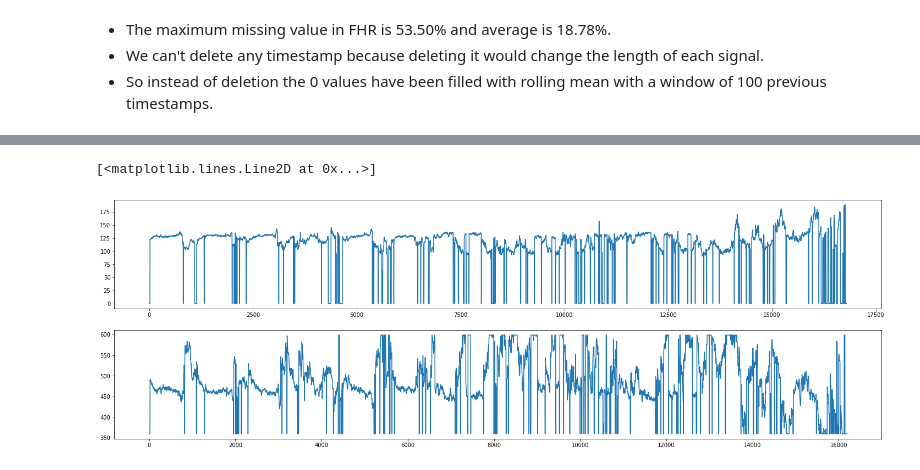
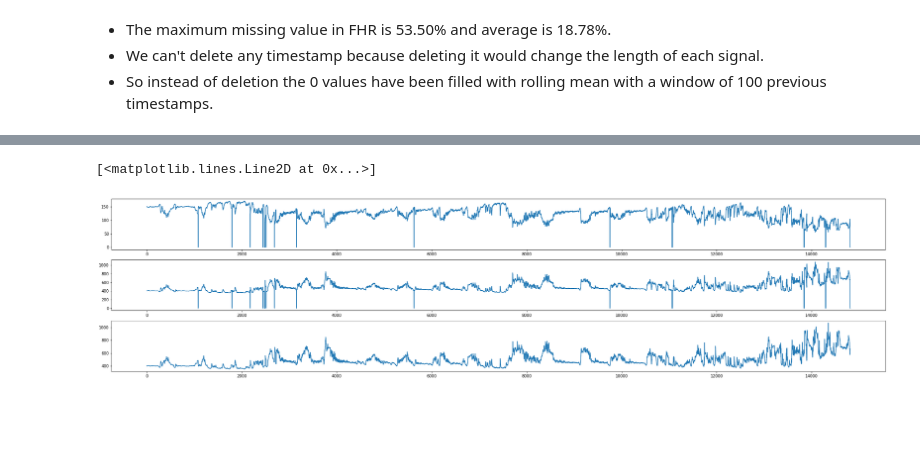
Before and after one commit to igeor/Cardiotocographic-Signal-Classification-based-on-Heart-Rate-Variability, a Jupyter notebook: analysis.ipynb, the cells around one changed output, grey strips where cells are left out. Drawn from its saved outputs; the diff is of its cells as text; code cells hidden in the pictures; blank space fills up the shorter version.

```diff
--- a/analysis.ipynb
+++ b/analysis.ipynb
@@ -259,0 +181,8 @@ df2
+# %%
+SEGMENT_SIZE = 25 # megalo SEGMENT_SIZE -> ligotero strict
+NOISY_THRESH = 0.20 # mikro NOISY_THRESH -> eimaste  strict
+NOISE_RETRV_THRESH = 0.25 # mikro NOISE_RETRV_THRESH -> poly smoothing
+N_PREV_VALS = 10
+# %%
+data_frame = drop_noisy_records(data_frame_init,thresh=NOISY_THRESH)
+data_frame
@@ -268,19 +241,14 @@ ax[1].plot(data_frame.iloc[3]['Fhr'])
 # %%
-'''
-convert bits per minute value
-to
-bits per milisecond
-'''
 def df_to_ms(df_input):
     '''
     Convert bpm to miliseconds
     '''
     df = df_input.copy()
     for row_i, fhr in df['Fhr'].iteritems():
-        fhr_ms = [60000 / x if x != 0 else 0.1 for x in fhr]
+        fhr_ms = [60000 / x if x != 0.0 else 0.0 for x in fhr]
         df.at[row_i, 'Fhr'] = fhr_ms
     return df
 
 df3 = df_to_ms(df2)
-df3
+df3.head()
 # %% [output]
@@ -308,27 +262,40 @@ ax[1].plot(df3.iloc[2]['Fhr'])
 # %%
-'''
-retrieve noisy values
-if value > median + median * 0.25 then
-smooth the value
-'''
-def noise_retrieval(df_input, thres = 0.25):
+from statistics import median
+
+def get_median(lst, index, n_prev_vals):
+    medians = list()
+    for i in range(index, 0, -1):
+        if(lst[i] != 0):
+            medians.append(lst[i])
+        if(len(medians)==n_prev_vals):
+            return median(medians)
+
+    return median(lst)
+
+def noise_retrieval(df_input, thres = 0.25, n_prev_vals=3):
     df = df_input.copy()
     for row_i , fhr in df['Fhr'].iteritems():
-        fhr = pd.Series(fhr)
-        median = fhr[fhr > 1].median()
-        fhr = fhr.mask(fhr > median + median * thres, median + median * thres)
-        fhr = fhr.mask(fhr < median - median * thres, median - median * thres)
-        df.at[row_i,'Fhr'] = list(fhr)
+        fhr_new = list()
+        for i in range(len(fhr)):
+            prev_values_med = get_median(fhr, i, n_prev_vals)
+            if(fhr[i] > prev_values_med + prev_values_med * thres or
+            fhr[i] < prev_values_med - prev_values_med * thres ):
+                fhr_new.append(prev_values_med)
+            else:
+                fhr_new.append(fhr[i])
+        df.at[row_i,'Fhr'] = fhr_new
+
     return df
-df4 = noise_retrieval(df3)
-df4.head()
 
-fig,ax = plt.subplots(2,1, figsize=(25,8))
-ax[0].plot(data_frame.iloc[2]['Fhr'])
-ax[1].plot(df4.iloc[2]['Fhr'])
+df4 = noise_retrieval(df3, thres=NOISE_RETRV_THRESH, n_prev_vals=N_PREV_VALS)
+
+fig,ax = plt.subplots(3,1, figsize=(35,8))
+ax[0].plot(df2.iloc[3]['Fhr'])
+ax[1].plot(df3.iloc[3]['Fhr'])
+ax[2].plot(df4.iloc[3]['Fhr'])
 # %% [output]
 [<matplotlib.lines.Line2D at 0x...>]
-[figure, old version]
+[figure, new version]
 # %%
 
 def compute_hrv(df_input):
```
Also changed, not shown: parts of 27 cells of this notebook, 1 other file.
